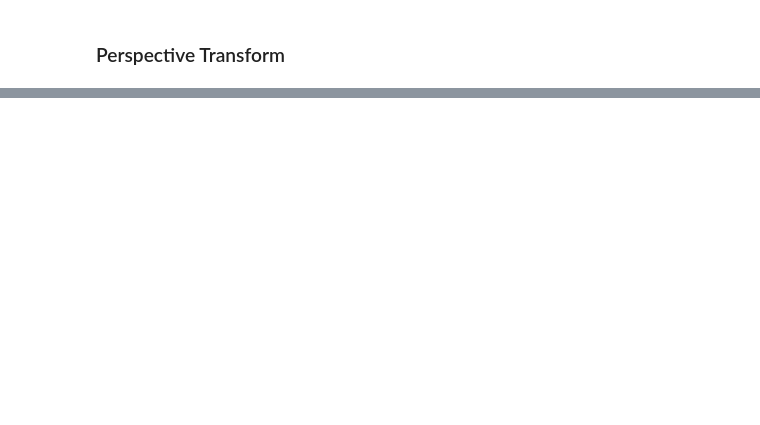
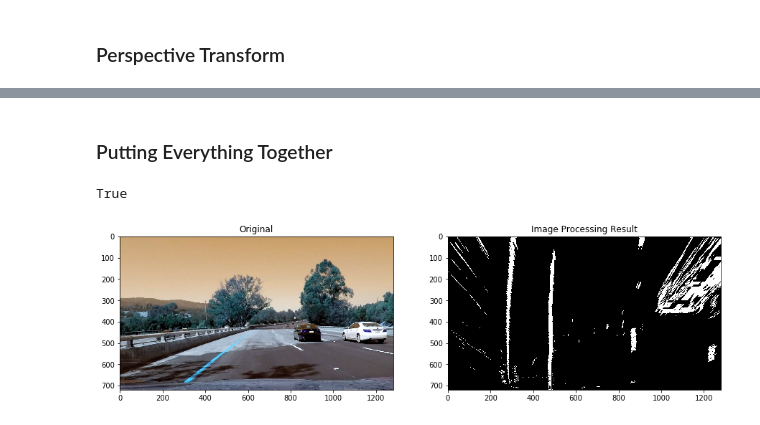
Before and after one commit to julson/CarND-Advanced-Lane-Lines, a Jupyter notebook: detect_lanes.ipynb, the cells around one changed output, grey strips where cells are left out. Cells and saved outputs as stored; diff of their text form; code cells hidden in the pictures; blank space fills up the shorter version.

```diff
--- a/detect_lanes.ipynb
+++ b/detect_lanes.ipynb
@@ -146,0 +141,21 @@ axis2.imshow(transformed)
+# %% [markdown]
+### Putting Everything Together
+# %%
+def pipeline(img):
+    undist = cv2.undistort(img, mtx, dist, None, mtx)
+    thresh = apply_threshold(undist)
+    return top_perspective(thresh)
+
+test_img = cv2.imread('test_images/test4.jpg')
+result, Minv = pipeline(test_img)
+
+grid, (axis1, axis2) = plt.subplots(1, 2, figsize=(15, 7))
+
+axis1.set_title('Original')
+axis1.imshow(test_img)
+axis2.set_title('Image Processing Result')
+axis2.imshow(result, cmap='gray')
+cv2.imwrite('./examples/pipeline.jpg',result)
+# %% [output]
+True
+[figure, added]
```
Also changed, not shown: parts of 19 cells of this notebook, 10 other files.
